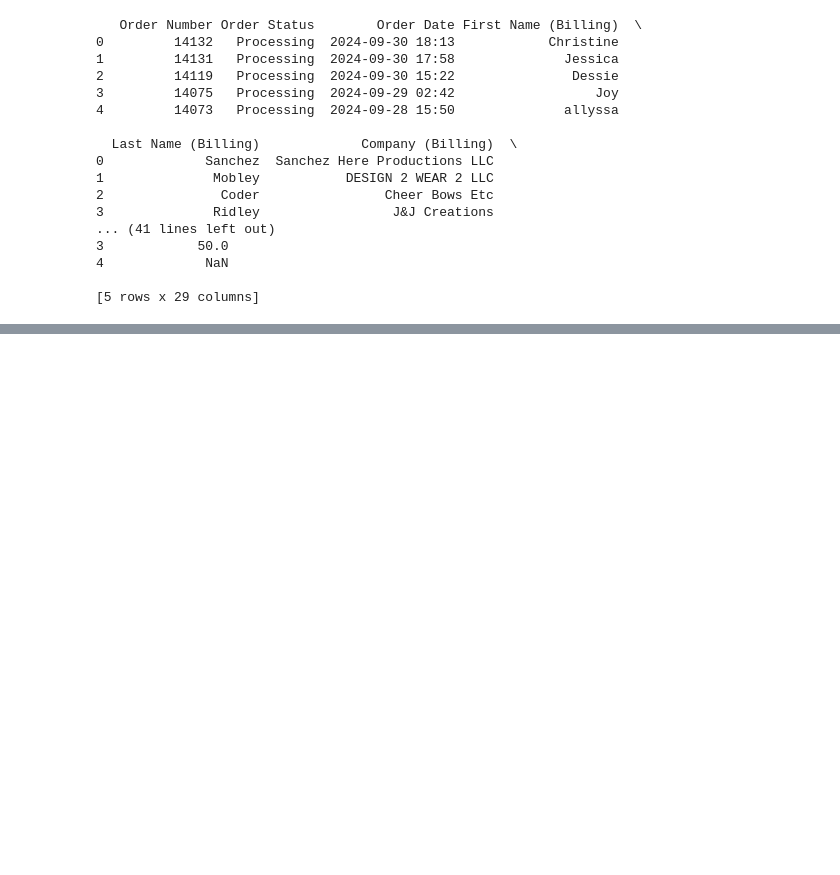
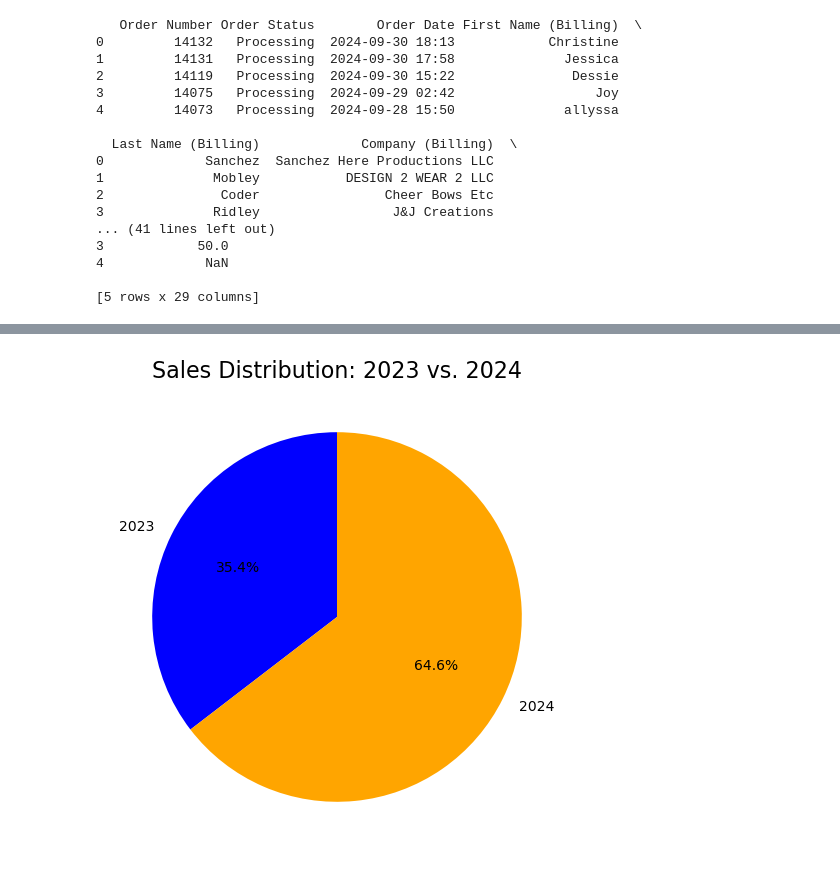
Before and after one commit to wasimranacse/Data-Analysis-1, a Jupyter notebook: AceOrderAnalysis.ipynb, the cells around one changed output, grey strips where cells are left out. Saved outputs shown, nothing was run; the diff lists cells and outputs as text; code cells hidden in the pictures; blank space fills up the shorter version.

```diff
--- a/AceOrderAnalysis.ipynb
+++ b/AceOrderAnalysis.ipynb
@@ -28,0 +105,8 @@ OrderData['Order Date'] = pd.to_datetime(OrderData['Order Date'])
+# %%
+# Plotting the pie chart
+plt.figure(figsize=(6,6))
+plt.pie(total_sales_per_year, labels=total_sales_per_year.index, autopct='%1.1f%%', colors=['blue', 'orange'], startangle=90)
+plt.title('Sales Distribution: 2023 vs. 2024', fontsize=16)
+plt.show()
+# %% [output]
+[figure, added]
```
Also changed, not shown: parts of 8 cells of this notebook.
